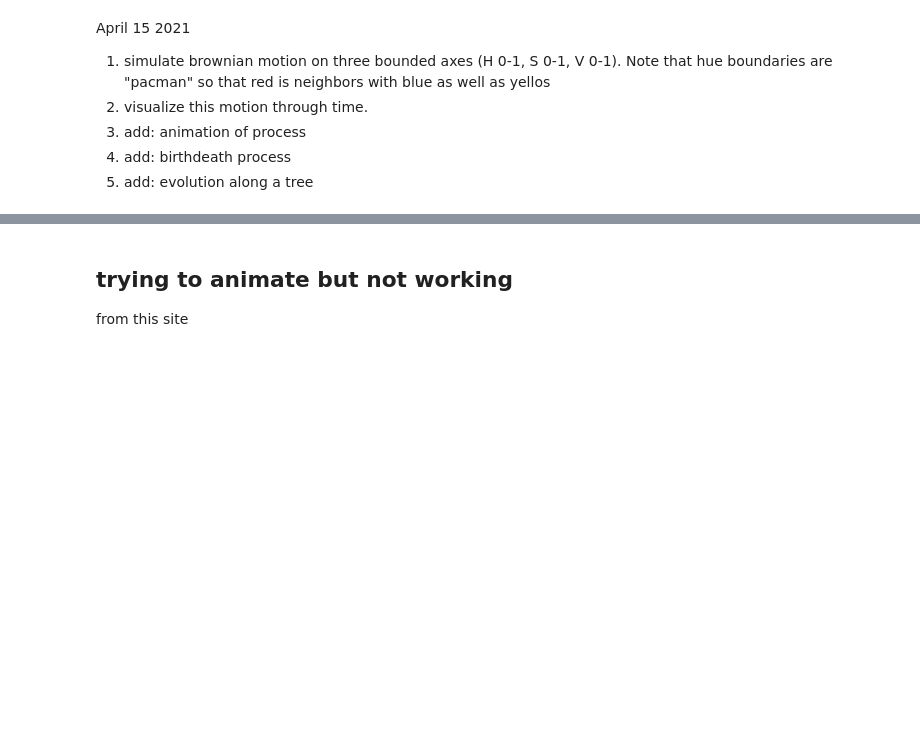
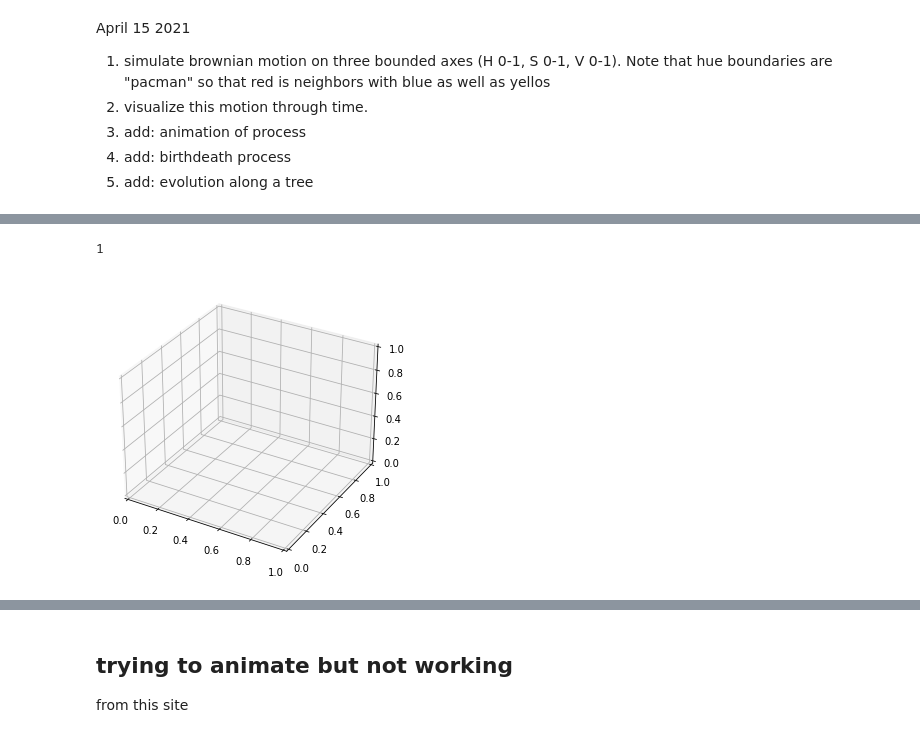
Before and after one commit to michaelalfaro/colordiffuser, a Jupyter notebook: color_diffuser.ipynb, the cells around one changed output, grey strips where cells are left out. Cells and saved outputs as stored; diff of their text form; code cells hidden in the pictures; blank space fills up the shorter version.

```diff
--- a/color_diffuser.ipynb
+++ b/color_diffuser.ipynb
@@ -190,0 +257,31 @@ plt.show()
+# %%
+"""
+Generates dummy data.
+The elements will be assigned random initial positions and speed.
+Args:
+    nbr_iterations (int): Number of iterations data needs to be generated for.
+    nbr_elements (int): Number of elements (or points) that will move.
+Returns:
+    list: list of positions of elements. (Iterations x (# Elements x Dimensions))
+"""
+
+nbr_iterations = 10
+nbr_elements = 1
+
+
+dims = (3,1)
+
+# Random initial positions.
+gaussian_mean = np.zeros(dims)
+gaussian_std = np.ones(dims)
+start_positions = np.array(list(map(np.random.normal, gaussian_mean, gaussian_std, [nbr_elements] * dims[0]))).T
+# Random speed
+start_speed = np.array(list(map(np.random.normal, gaussian_mean, gaussian_std, [nbr_elements] * dims[0]))).T
+# %%
+
+# Computing trajectory
+data = [start_positions]
+for iteration in range(nbr_iterations):
+    previous_positions = data[-1]
+    new_positions = previous_positions + start_speed
+    data.append(new_positions)
@@ -190,0 +302,18 @@ plt.show()
+# %%
+data[0].shape[0]
+# %% [output]
+1
+# %%
+"""
+Creates the 3D figure and animates it with the input data.
+
+Args:
+    data (list): List of the data positions at each iteration.
+    save (bool): Whether to save the recording of the animation. (Default to False).
+"""
+
+# Attaching 3D axis to the figure
+fig = plt.figure()
+ax = p3.Axes3D(fig)
+# %% [output]
+[figure, added]
```
Also changed, not shown: parts of 21 cells of this notebook.
